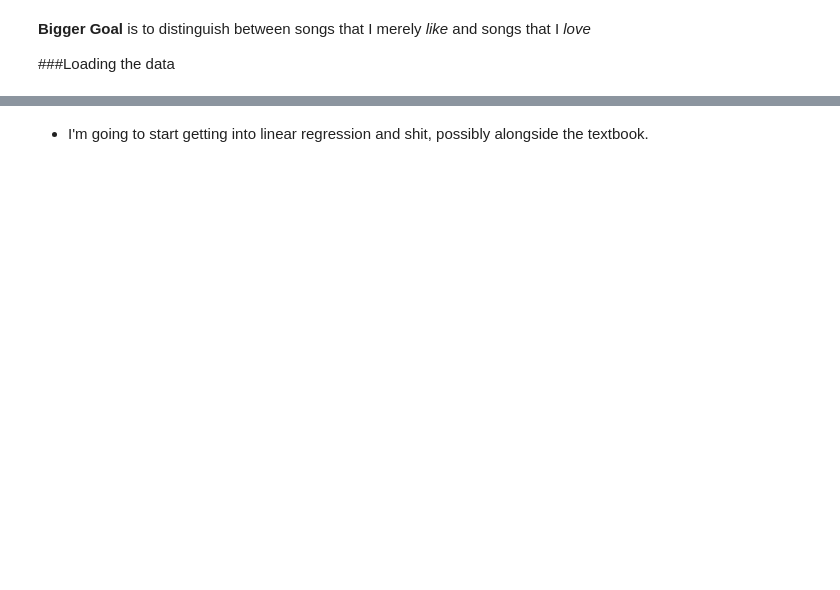
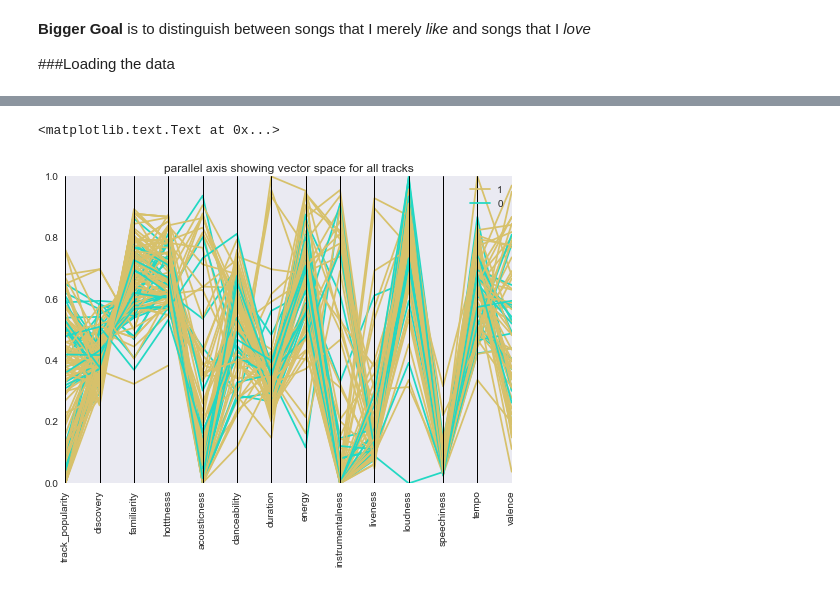
Before and after one commit to goodwordalchemy/echo_nest_love_like, a Jupyter notebook: Exploratory_Anaylsis.ipynb, the cells around one changed output, grey strips where cells are left out. Drawn from its saved outputs; the diff is of its cells as text; code cells hidden in the pictures; blank space fills up the shorter version.

```diff
--- a/Exploratory_Anaylsis.ipynb
+++ b/Exploratory_Anaylsis.ipynb
@@ -44,0 +142,22 @@ plt.show()
+# %%
+from pandas.tools.plotting import parallel_coordinates
+plt.figure()
+df_all2 = df_all.copy()
+df_all2 = df_all.drop(['key', 'time_signature','mode'], axis=1)
+
+# to_standardize = ['duration','tempo','track_popularity','loudness']
+# standardize = lambda x: (x-x.mean())/x.std()
+# df_all2[to_standardize] = df_all2[to_standardize].apply(standardize)
+
+to_normalize = ['duration', 'tempo']
+df_all2[to_normalize] = df_all2[to_normalize].apply(lambda x: x/x.max())
+df_all2['track_popularity'] /= 100
+df_all2['loudness'] = df_all2['loudness'] - df_all2['loudness'].min()
+df_all2['loudness'] = df_all2['loudness'] / df_all2['loudness'].max()
+
+parallel_coordinates(df_all2, 'love')
+plt.xticks(rotation='90')
+plt.title('parallel axis showing vector space for all tracks')
+# %% [output]
+<matplotlib.text.Text at 0x...>
+[figure, added]
@@ -84,4 +201,2 @@ plt.xticks(rotation='90')
-# %% [markdown]
-*  I'm going to start getting into linear regression and shit, possibly alongside the textbook.
 # %%
 df_all
```
Also changed, not shown: parts of 9 cells of this notebook, 9 other files.
